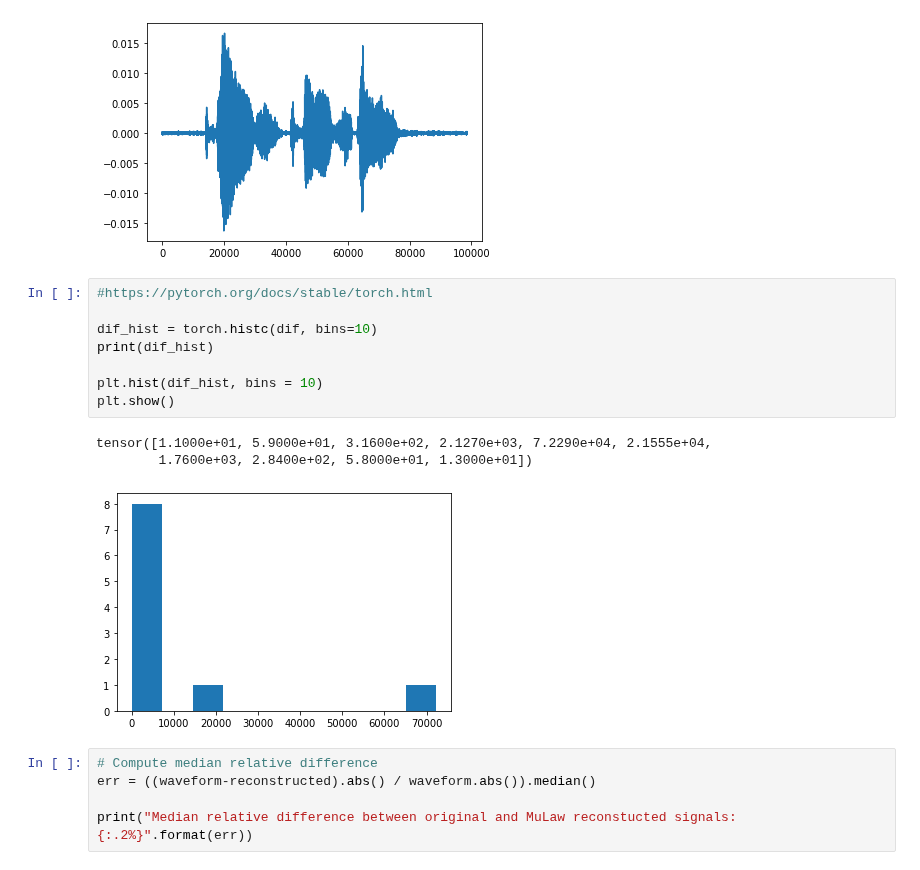
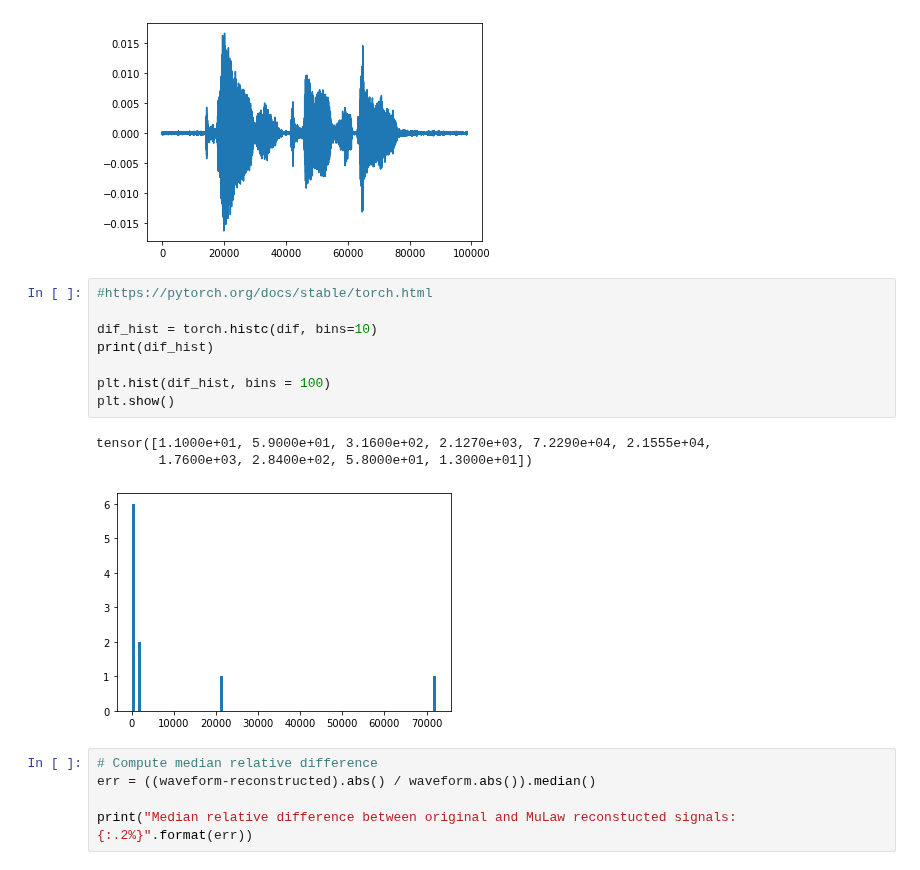
Before and after one commit to TzurV/TestMe, a Jupyter notebook: TORCHAUDIO_TUTORIAL.ipynb, the cells around one changed output. Drawn from its saved outputs; the diff is of its cells as text.

```diff
--- a/TORCHAUDIO_TUTORIAL.ipynb
+++ b/TORCHAUDIO_TUTORIAL.ipynb
@@ -135,15 +135,15 @@ dif size  torch.Size([1, 98473])
 # %%
 #https://pytorch.org/docs/stable/torch.html
 
 dif_hist = torch.histc(dif, bins=10)
 print(dif_hist)
 
-plt.hist(dif_hist, bins = 10)
+plt.hist(dif_hist, bins = 100)
 plt.show()
 # %% [output]
 tensor([1.1000e+01, 5.9000e+01, 3.1600e+02, 2.1270e+03, 7.2290e+04, 2.1555e+04,
         1.7600e+03, 2.8400e+02, 5.8000e+01, 1.3000e+01])
-[figure, old version]
+[figure, new version]
 # %%
 # Compute median relative difference
 err = ((waveform-reconstructed).abs() / waveform.abs()).median()
```
Also changed, not shown: parts of 2 cells of this notebook.
